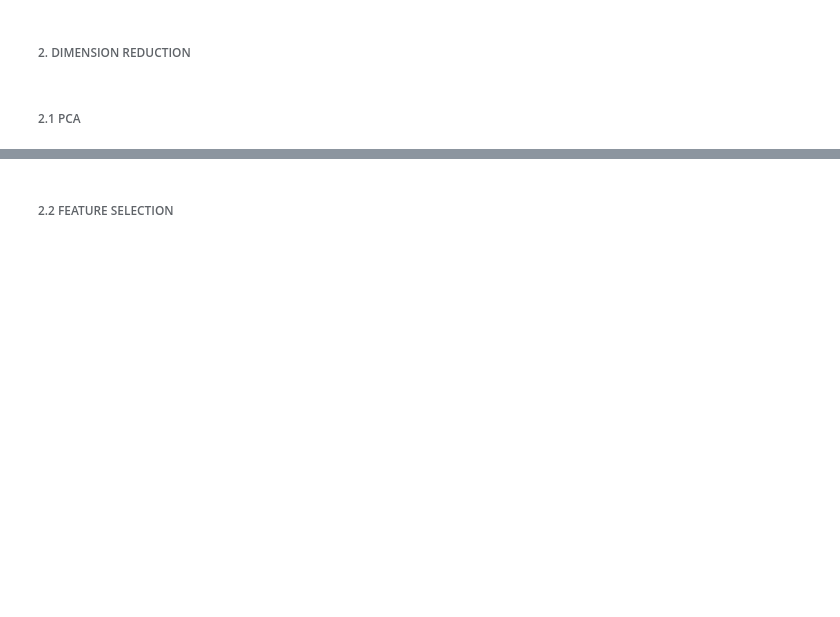
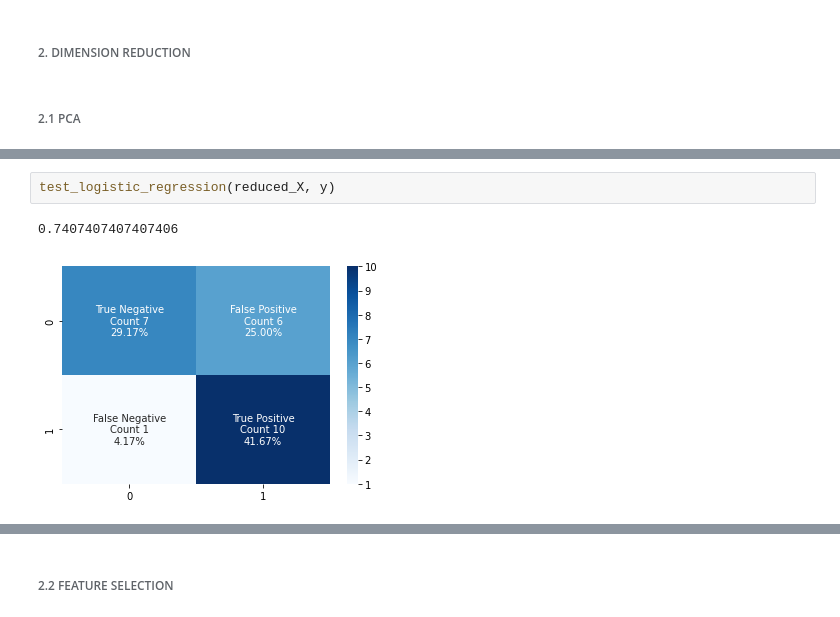
Before and after one commit to AntonMaxen/applied-ai, a Jupyter notebook: assignment_2/classification_vg.ipynb, the cells around one changed output, grey strips where cells are left out. Cells and saved outputs as stored; diff of their text form; blank space fills up the shorter version.

```diff
--- a/assignment_2/classification_vg.ipynb
+++ b/assignment_2/classification_vg.ipynb
@@ -86,0 +142,5 @@ plt.show()
+# %%
+test_logistic_regression(reduced_X, y)
+# %% [output]
+0.7407407407407406
+[figure, added]
```
Also changed, not shown: parts of 23 cells of this notebook, 1 other file.
